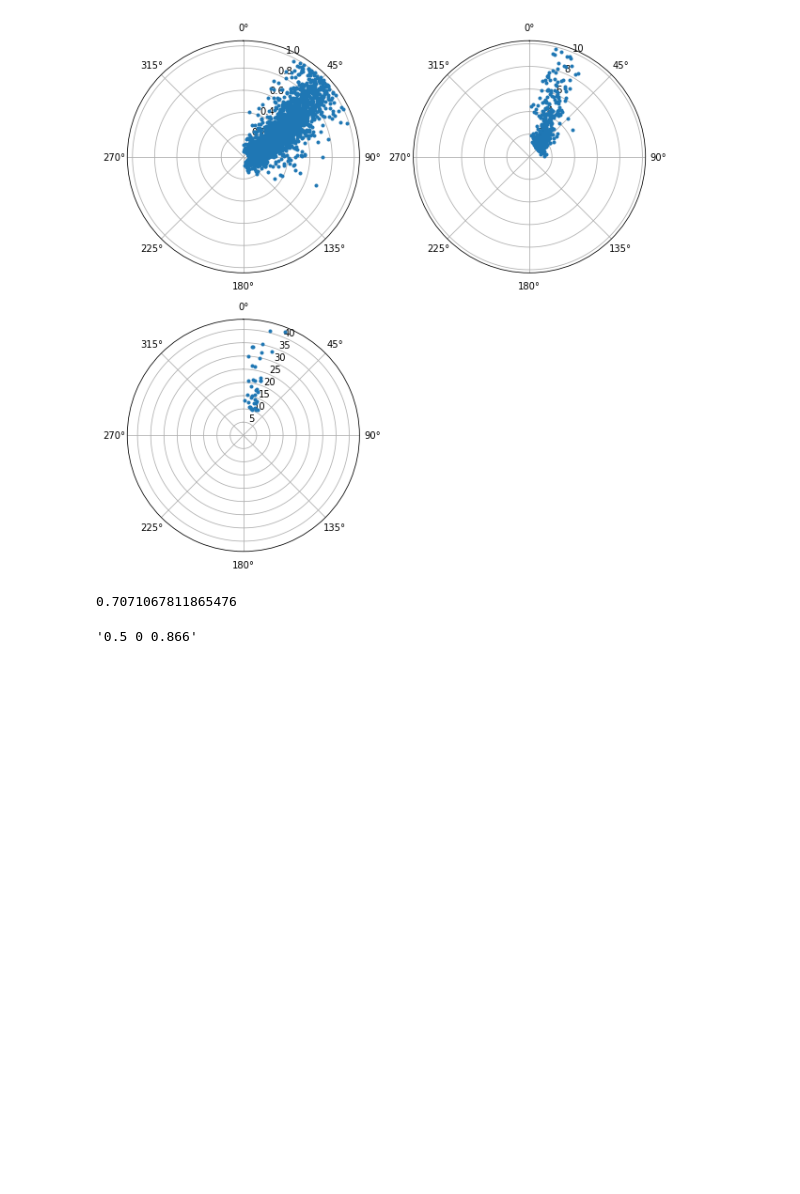
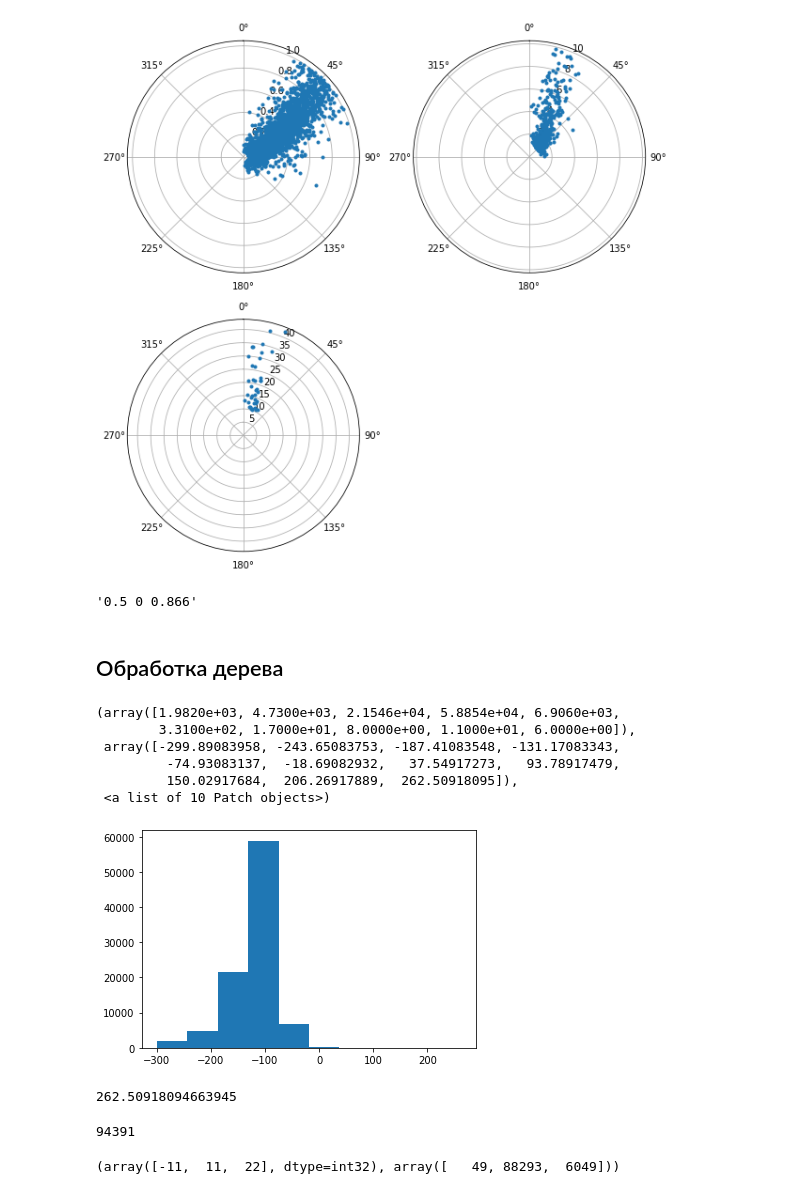
Before and after one commit to Zelenyy/phd-code, a Jupyter notebook: notebooks/05.Dwyer2003.ipynb, the cells around one changed output. Saved outputs shown, nothing was run; the diff lists cells and outputs as text; code cells hidden in the pictures; blank space fills up the shorter version.

```diff
--- a/notebooks/05.Dwyer2003.ipynb
+++ b/notebooks/05.Dwyer2003.ipynb
@@ -151,10 +229,6 @@ polar(path)
 polar(path, target_node="positron")
 # %% [output]
 [figure]
-# %%
-0.5**0.5
-# %% [output]
-0.7071067811865476
 # %%
 def theta_to_direction(theta):
     x = np.round(np.sin(theta), 3)
@@ -165,3 +239,32 @@ def theta_to_direction(theta):
 theta_to_direction(np.pi/6)
 # %% [output]
 '0.5 0 0.866'
+# %% [markdown]
+## Обработка дерева
+# %%
+data = np.load("/mnt/storage2/phd/data/thunderstorm/tree_1/tree_socket2.npy")
+# %%
+plt.hist(data["z"])
+# %% [output]
+(array([1.9820e+03, 4.7300e+03, 2.1546e+04, 5.8854e+04, 6.9060e+03,
+        3.3100e+02, 1.7000e+01, 8.0000e+00, 1.1000e+01, 6.0000e+00]),
+ array([-299.89083958, -243.65083753, -187.41083548, -131.17083343,
+         -74.93083137,  -18.69082932,   37.54917273,   93.78917479,
+         150.02917684,  206.26917889,  262.50918095]),
+ <a list of 10 Patch objects>)
+[figure, added]
+# %%
+np.max(data["z"])
+# %% [output]
+262.50918094663945
+# %%
+data.size
+# %% [output]
+94391
+# %%
+# 11 - электрон
+# -11 - позитрон
+# 22 - гамма
+np.unique(data["particle"], return_counts=True)
+# %% [output]
+(array([-11,  11,  22], dtype=int32), array([   49, 88293,  6049]))
```
Also changed, not shown: parts of 49 cells of this notebook, 19 other files.
